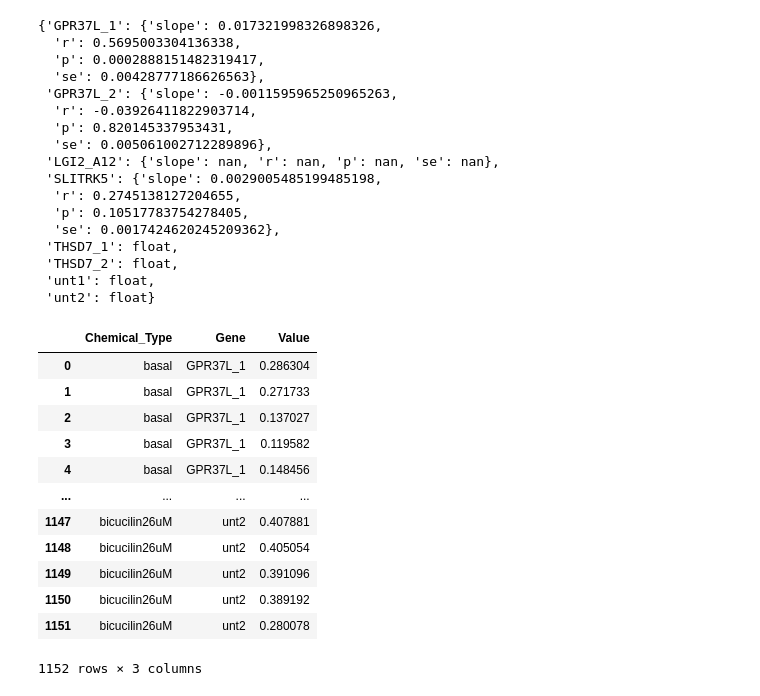
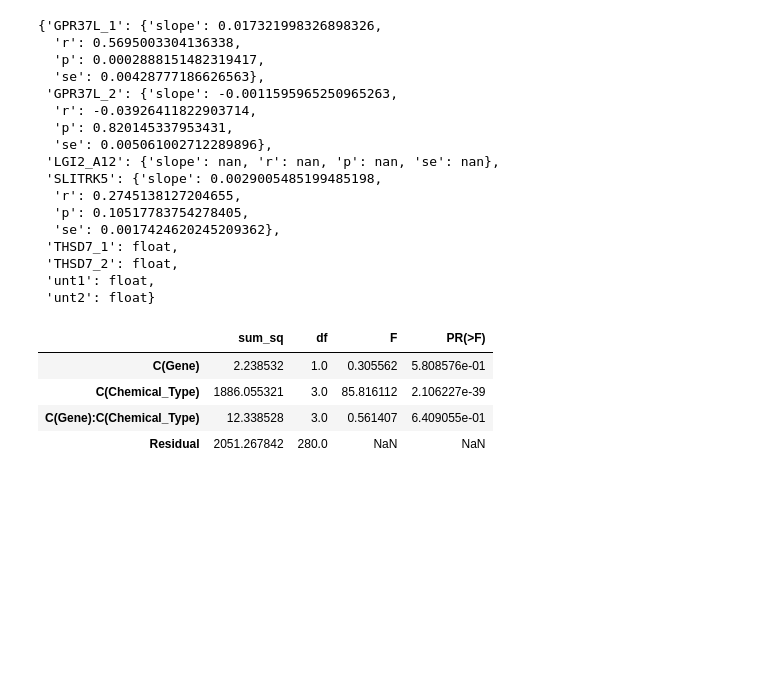
Before and after one commit to poojaparameswaran99/MEA_analysis, a Jupyter notebook: two_way_ANOVA_test.ipynb, the cells around one changed output. Cells and saved outputs as stored; diff of their text form; code cells hidden in the pictures; blank space fills up the shorter version.

```diff
--- a/two_way_ANOVA_test.ipynb
+++ b/two_way_ANOVA_test.ipynb
@@ -331,19 +366,42 @@ def add_slope_labels(ax, testparam_df, gene_slope_dict, bar_width=0.35):
                     fontsize=14,
                     ha='center',  # Center the text horizontally
                     bbox=dict(facecolor='gray', alpha=0.7, edgecolor='none', pad=1))
-# %%
-TestParams_dict['Burst Duration - Avg (s)']
-# %% [output]
-|  | Chemical_Type | Gene | Value |
-| 0 | basal | GPR37L_1 | 0.286304 |
-| 1 | basal | GPR37L_1 | 0.271733 |
-| 2 | basal | GPR37L_1 | 0.137027 |
-| 3 | basal | GPR37L_1 | 0.119582 |
-| 4 | basal | GPR37L_1 | 0.148456 |
-| ... | ... | ... | ... |
-| 1147 | bicucilin26uM | unt2 | 0.407881 |
-| 1148 | bicucilin26uM | unt2 | 0.405054 |
-| 1149 | bicucilin26uM | unt2 | 0.391096 |
-| 1150 | bicucilin26uM | unt2 | 0.389192 |
-| 1151 | bicucilin26uM | unt2 | 0.280078 |
-1152 rows × 3 columns
+# %%
+def calculate_ANOVA(testparameter, df, mutant_gene, show_barlabels = False, control_var="unt2"):
+    """_summary_
+
+    Args:
+        testparameter (_type_): _description_
+        df (_type_): _description_
+        mutant_gene (_type_): _description_
+        show_barlabels (bool, optional): _description_. Defaults to False.
+        control_var (str, optional): _description_. Defaults to "unt2".
+
+    Returns:
+        Anova TABLE: showing mut (1) vs control (1), significance of gene
+                        perturbation, gene&chemical
+
+            sum_sq: measure of total variation within data. how much data points differ from the mean
+            df (deg of freedom): independ. values, values that are free to vary once we know
+                            constraints (sample means)
+            F-statistic:  model variance / residual variance. amount of variance due to the variable.
+            P-value: is the variance noted (sum_sq, F-statistic) significant?
+    """
+    model = ols('Value ~ C(Gene) + C(Chemical_Type) + C(Gene):C(Chemical_Type)', data= df).fit()
+    anova_table = sm.stats.anova_lm(model, typ=2)
+    # anova_table = anova_table.rename(index={'C(Gene)': f'C({mutant_gene})'})
+    return anova_table
+
+ANOVA_dict = {test_param: {} for test_param, dictionary in TestParamsSectioned_dict.items()}
+for test_param, mutVcontrol_dict in TestParamsSectioned_dict.items():
+    for mut, table in mutVcontrol_dict.items():
+        if table['Chemical_Type'].nunique() > 1:
+            ANOVA_dict[test_param][mut]= calculate_ANOVA(test_param, table, mut)
+
+ANOVA_dict['Mean Firing Rate (Hz)']['GPR37L_1']
+# %% [output]
+|  | sum_sq | df | F | PR(>F) |
+| C(Gene) | 2.238532 | 1.0 | 0.305562 | 5.808576e-01 |
+| C(Chemical_Type) | 1886.055321 | 3.0 | 85.816112 | 2.106227e-39 |
+| C(Gene):C(Chemical_Type) | 12.338528 | 3.0 | 0.561407 | 6.409055e-01 |
+| Residual | 2051.267842 | 280.0 | NaN | NaN |
```
Also changed, not shown: parts of 8 cells of this notebook.
